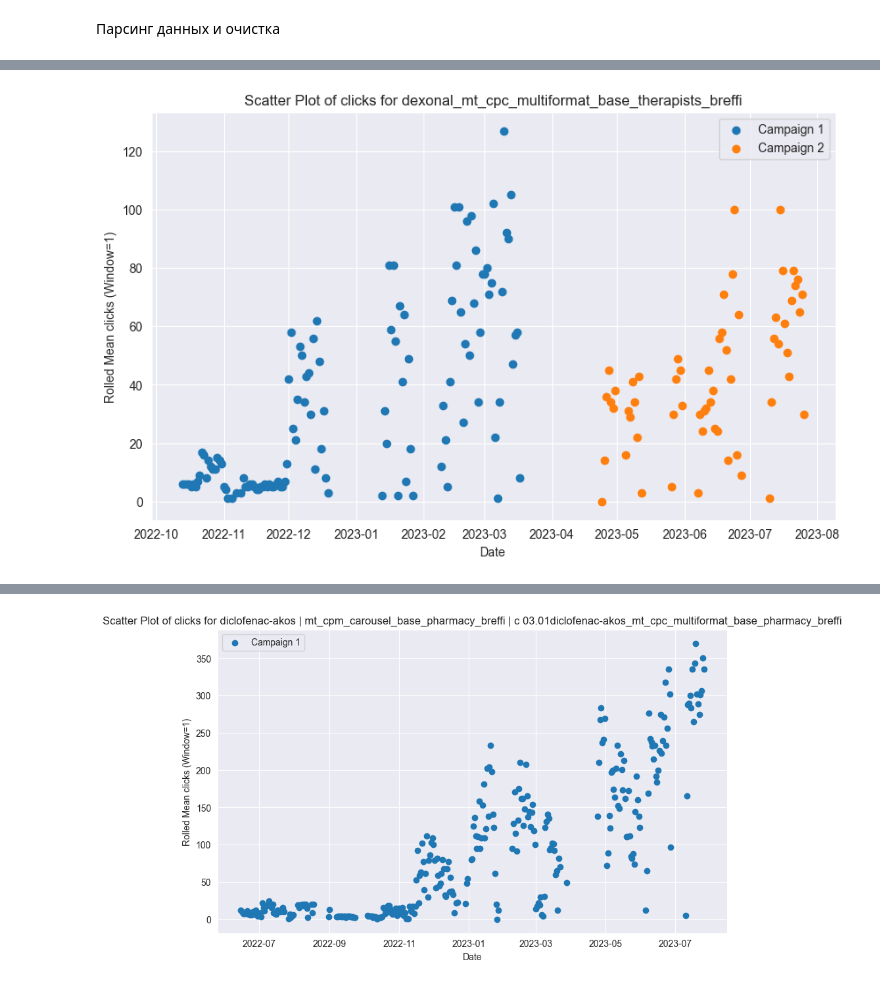
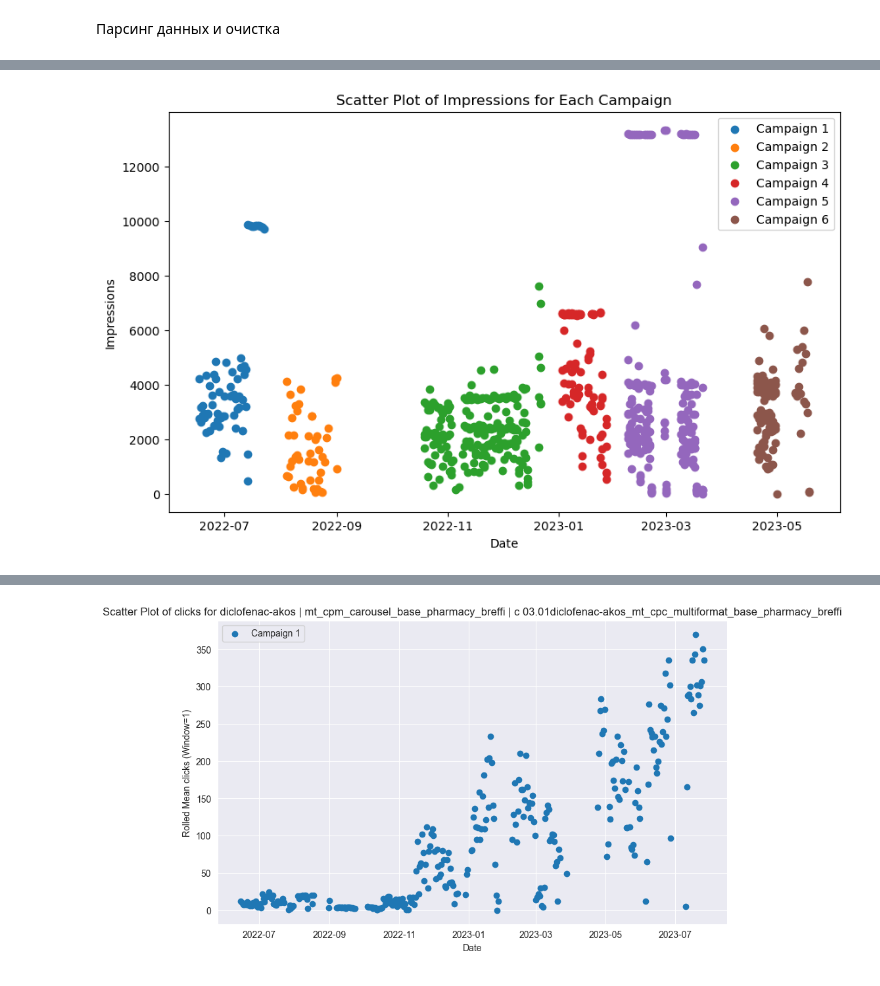
Before and after one commit to Eva-lion/Binnofarm, a Jupyter notebook: clicked.ipynb, the cells around one changed output, grey strips where cells are left out. Saved outputs shown, nothing was run; the diff lists cells and outputs as text; code cells hidden in the pictures.

```diff
--- a/clicked.ipynb
+++ b/clicked.ipynb
@@ -37,6 +37,6 @@ df = pd.read_csv('csv/data_test.csv')
 df.date = pd.to_datetime(df.date)
 df['click_rate'] = df['clicks']/df['impressions']
 df= df[(df['clicks']>0) | (df['impressions']>100)]
-
+df['campaign_name'] = df['campaign_name'].str.lower()
 df = df.drop('campaign_id',axis=1)
-df
+df= df.drop(df.loc[df['impressions']<df['clicks']].index) # 1 клик при 0 показов
@@ -80,0 +82,3 @@ Name: impressions, dtype: int64
+# %%
+df_grouped = df.groupby(['adv_format','date']).sum().reset_index()
+df_grouped['click_rate'] = df_grouped['clicks']/df_grouped['impressions']
@@ -119,6 +322,26 @@ len(split_dataframe_by_campaign(df))
 # %%
 dexo_thera = dexo_thera.groupby('date').sum().reset_index()
+dexo_pharmacy = dexo_pharmacy.groupby('date').sum().reset_index()
+dexo_neuro = dexo_neuro.groupby('date').sum().reset_index()
+dexo_surgeon = dexo_surgeon.groupby('date').sum().reset_index()
 dexo = dexo.groupby('date').sum().reset_index()
 
+diclo_neuro = diclo_neuro.groupby('date').sum().reset_index()
+diclo_pharmacy = diclo_pharmacy.groupby('date').sum().reset_index()
 diclo_thera = diclo_thera.groupby('date').sum().reset_index()
 diclo = diclo.groupby('date').sum().reset_index()
+
+maxilac = maxilac.groupby('date').sum().reset_index()
+maxilac_pediatr = maxilac_pediatr.groupby('date').sum().reset_index()
+maxilac_pharmacy = maxilac_pharmacy.groupby('date').sum().reset_index()
+
+click_rate(dexo_thera)
+click_rate(dexo_pharmacy)
+click_rate(dexo_neuro)
+click_rate(dexo_surgeon)
+click_rate(dexo)
+
+click_rate(diclo_neuro)
+click_rate(diclo_pharmacy)
+click_rate(diclo_thera)
+click_rate(diclo)
@@ -151,4 +439,20 @@ def plot(dataframe, column_name='clicks', rolling_window=1): # r_w = 1 == no rol
 # %%
-plot(dexo_thera)
+fig, ax = plt.subplots(figsize=(10, 6)) # Для некоторых случаев лучше смотреть без скользящего, для некоторых с ним, окно тоже
+#стоит выставлять разное
+
+
+for campaign_number, data in dexo_pharmacy.groupby('campaign_number'):
+    ax.scatter(data['date'], data['impressions'], label=f'Campaign {campaign_number}')
+
+
+ax.set_xlabel('Date')
+ax.set_ylabel('Impressions')
+ax.set_title('Scatter Plot of Impressions for Each Campaign')
+
+
+ax.legend()
+
+
+plt.show()
 # %% [output]
-[figure, old version]
+[figure, new version]
```
Also changed, not shown: parts of 47 cells of this notebook.
